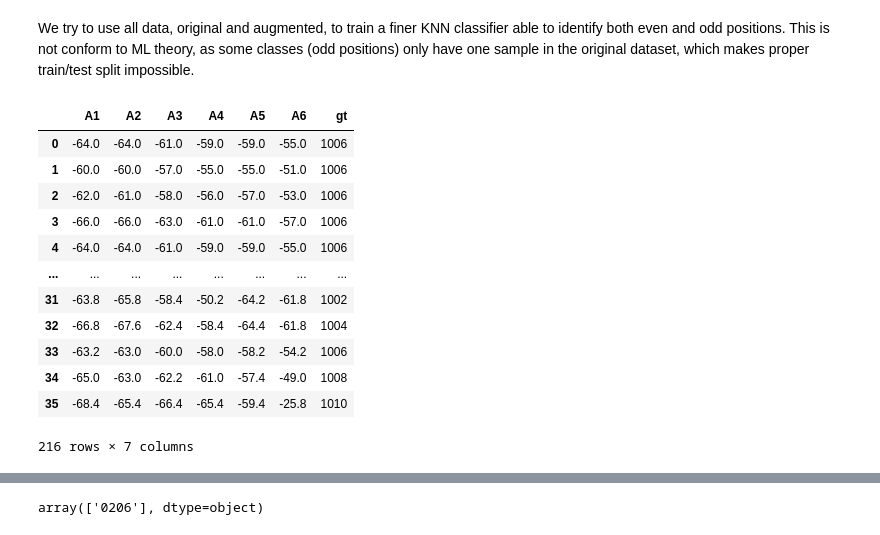
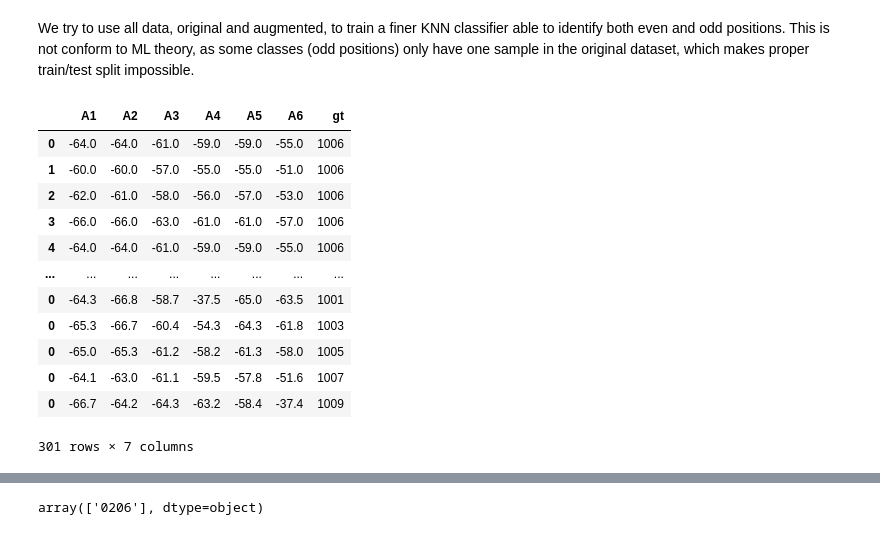
Before and after one commit to francesco-plt/finding-dory, a Jupyter notebook: localization.ipynb, the cells around one changed output, grey strips where cells are left out. Cells and saved outputs as stored; diff of their text form; code cells hidden in the pictures.

```diff
--- a/localization.ipynb
+++ b/localization.ipynb
@@ -415,33 +415,33 @@ array(['0206'], dtype=object)
 We try to use all data, original and augmented, to train a finer KNN classifier able to identify both even and odd positions. This is not conform to ML theory, as some classes (odd positions) only have one sample in the original dataset, which makes proper train/test split impossible.
 # %%
 df_knfi = df.copy().loc[:,df.columns != 'Euclidean Distance']
-df_knfi = pd.concat([df_knfi, df_means])
+df_knfi = pd.concat([df_knfi, df_interpolation.loc[:,df.columns != 'Euclidean Distance']])
 
 # prepend one zero on coordinate label as needed
 def my_mapper(x):
-    return f"{x:02}"
+    return f"{int(x):02}"
 
 # add unique ground truth label
 df_knfi['gt'] = df_knfi['X'].map(my_mapper) + df_knfi['Y'].map(my_mapper)
 
 # drop X,Y columns, not needed for training
 df_knfi.drop(["X","Y"], axis=1, inplace=True)
 
 display(df_knfi)
 # %% [output]
 |  | A1 | A2 | A3 | A4 | A5 | A6 | gt |
 | 0 | -64.0 | -64.0 | -61.0 | -59.0 | -59.0 | -55.0 | 1006 |
 | 1 | -60.0 | -60.0 | -57.0 | -55.0 | -55.0 | -51.0 | 1006 |
 | 2 | -62.0 | -61.0 | -58.0 | -56.0 | -57.0 | -53.0 | 1006 |
 | 3 | -66.0 | -66.0 | -63.0 | -61.0 | -61.0 | -57.0 | 1006 |
 | 4 | -64.0 | -64.0 | -61.0 | -59.0 | -59.0 | -55.0 | 1006 |
 | ... | ... | ... | ... | ... | ... | ... | ... |
-| 31 | -63.8 | -65.8 | -58.4 | -50.2 | -64.2 | -61.8 | 1002 |
-| 32 | -66.8 | -67.6 | -62.4 | -58.4 | -64.4 | -61.8 | 1004 |
-| 33 | -63.2 | -63.0 | -60.0 | -58.0 | -58.2 | -54.2 | 1006 |
-| 34 | -65.0 | -63.0 | -62.2 | -61.0 | -57.4 | -49.0 | 1008 |
-| 35 | -68.4 | -65.4 | -66.4 | -65.4 | -59.4 | -25.8 | 1010 |
+| 0 | -64.3 | -66.8 | -58.7 | -37.5 | -65.0 | -63.5 | 1001 |
+| 0 | -65.3 | -66.7 | -60.4 | -54.3 | -64.3 | -61.8 | 1003 |
+| 0 | -65.0 | -65.3 | -61.2 | -58.2 | -61.3 | -58.0 | 1005 |
+| 0 | -64.1 | -63.0 | -61.1 | -59.5 | -57.8 | -51.6 | 1007 |
+| 0 | -66.7 | -64.2 | -64.3 | -63.2 | -58.4 | -37.4 | 1009 |
-216 rows × 7 columns
+301 rows × 7 columns
 # %%
 scaler = StandardScaler()
 
```
Also changed, not shown: parts of 2 cells of this notebook.
